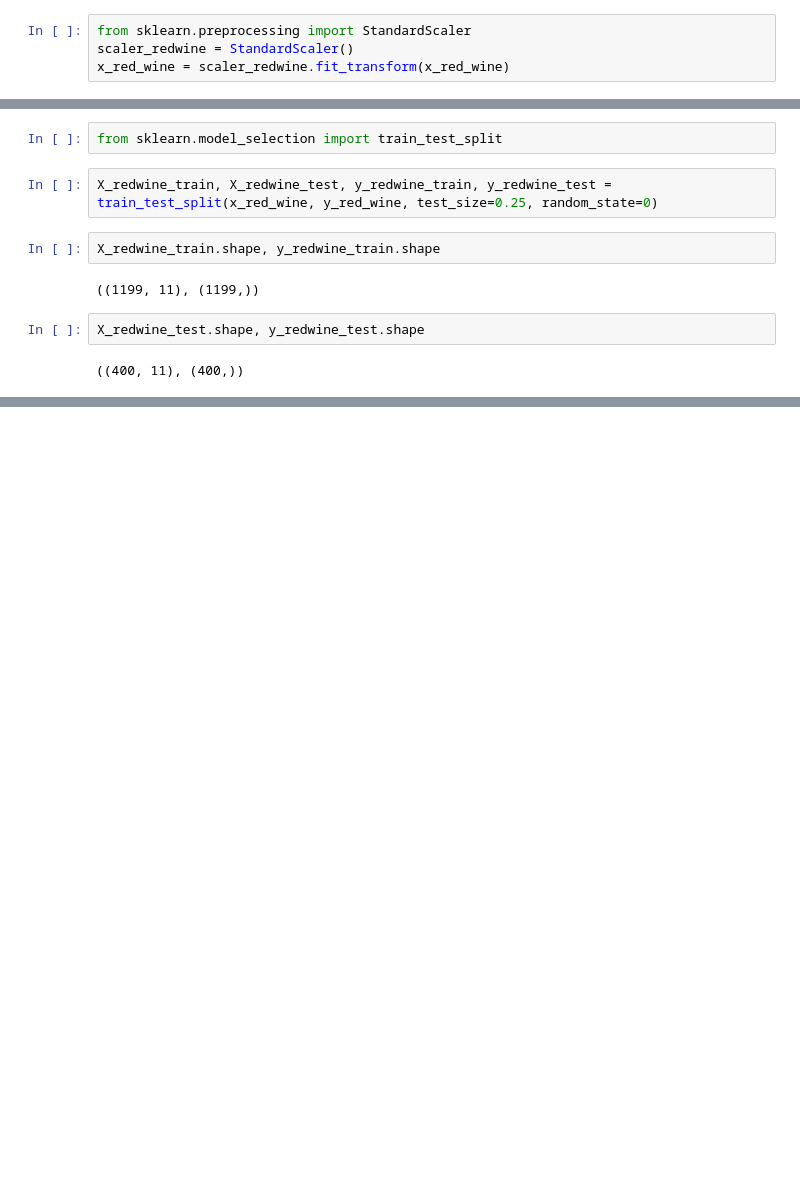
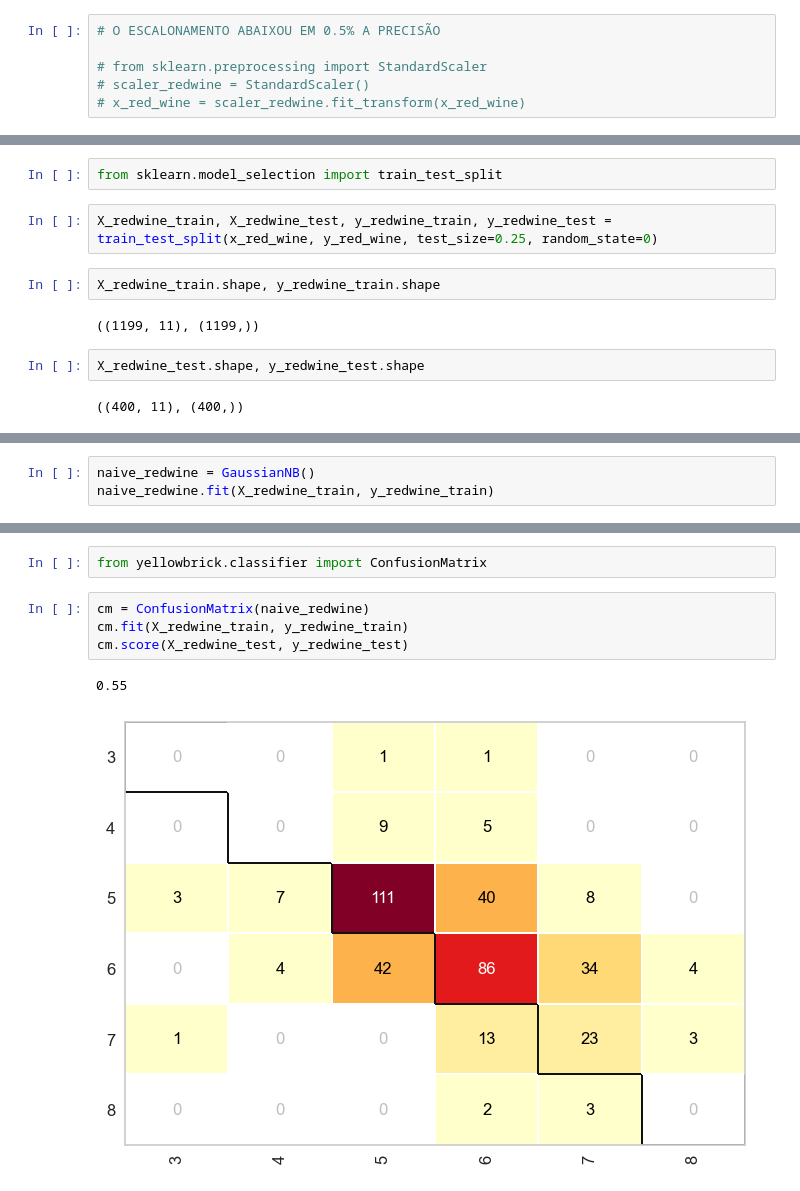
Before and after one commit to ro77en/wine_quality, a Jupyter notebook: naive_bayes.ipynb, the cells around one changed output, grey strips where cells are left out. Cells and saved outputs as stored; diff of their text form; blank space fills up the shorter version.

Commit message:
Resultado do Algoritmo Naive Bayes

```diff
--- a/naive_bayes.ipynb
+++ b/naive_bayes.ipynb
@@ -106,9 +104,11 @@ x_red_wine.shape
 # %% [markdown]
 ### Escalonamento de Valores
 # %%
-from sklearn.preprocessing import StandardScaler
-scaler_redwine = StandardScaler()
-x_red_wine = scaler_redwine.fit_transform(x_red_wine)
+# O ESCALONAMENTO ABAIXOU EM 0.5% A PRECISÃO
+
+# from sklearn.preprocessing import StandardScaler
+# scaler_redwine = StandardScaler()
+# x_red_wine = scaler_redwine.fit_transform(x_red_wine)
 # %%
 x_red_wine[0]
 # %% [output]
@@ -131,0 +135,3 @@ X_redwine_test.shape, y_redwine_test.shape
+# %%
+naive_redwine = GaussianNB()
+naive_redwine.fit(X_redwine_train, y_redwine_train)
@@ -131,0 +202,9 @@ X_redwine_test.shape, y_redwine_test.shape
+# %%
+from yellowbrick.classifier import ConfusionMatrix
+# %%
+cm = ConfusionMatrix(naive_redwine)
+cm.fit(X_redwine_train, y_redwine_train)
+cm.score(X_redwine_test, y_redwine_test)
+# %% [output]
+0.55
+[figure, added]
```
Also changed, not shown: parts of 13 cells of this notebook.
